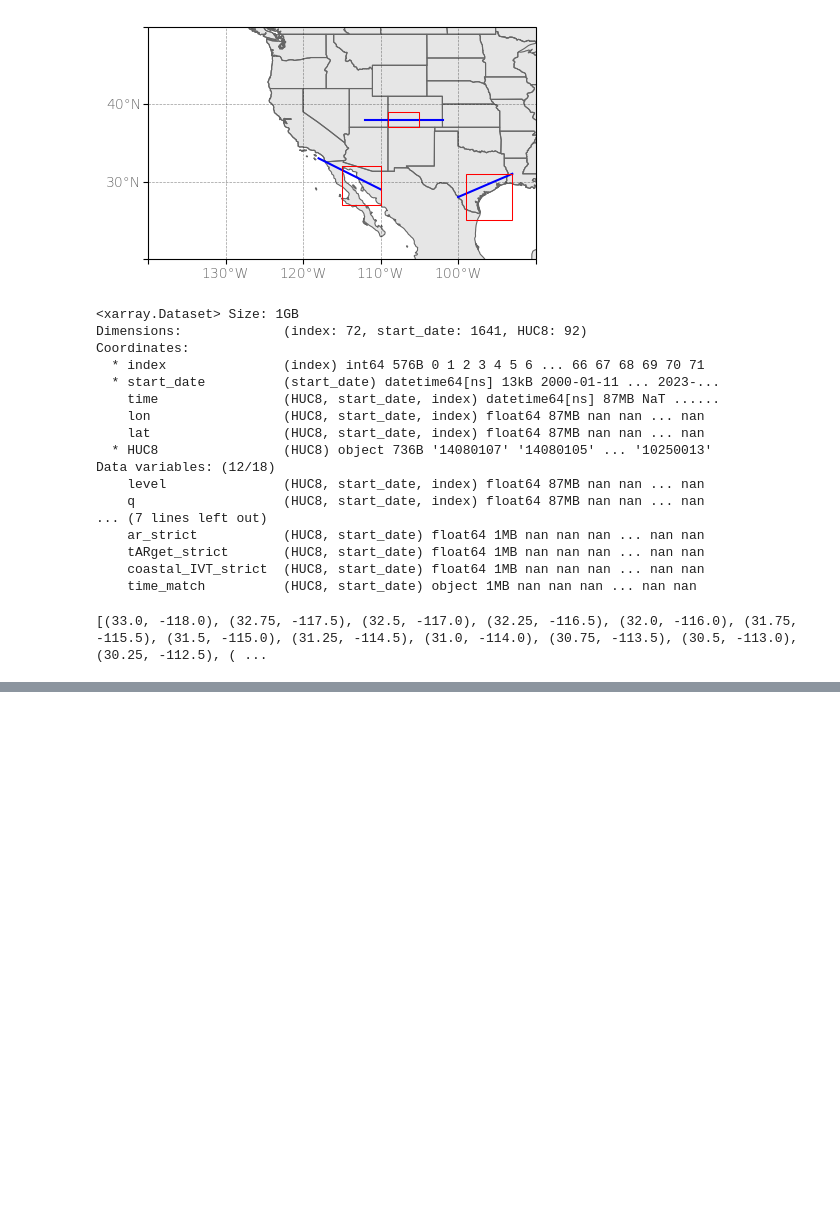
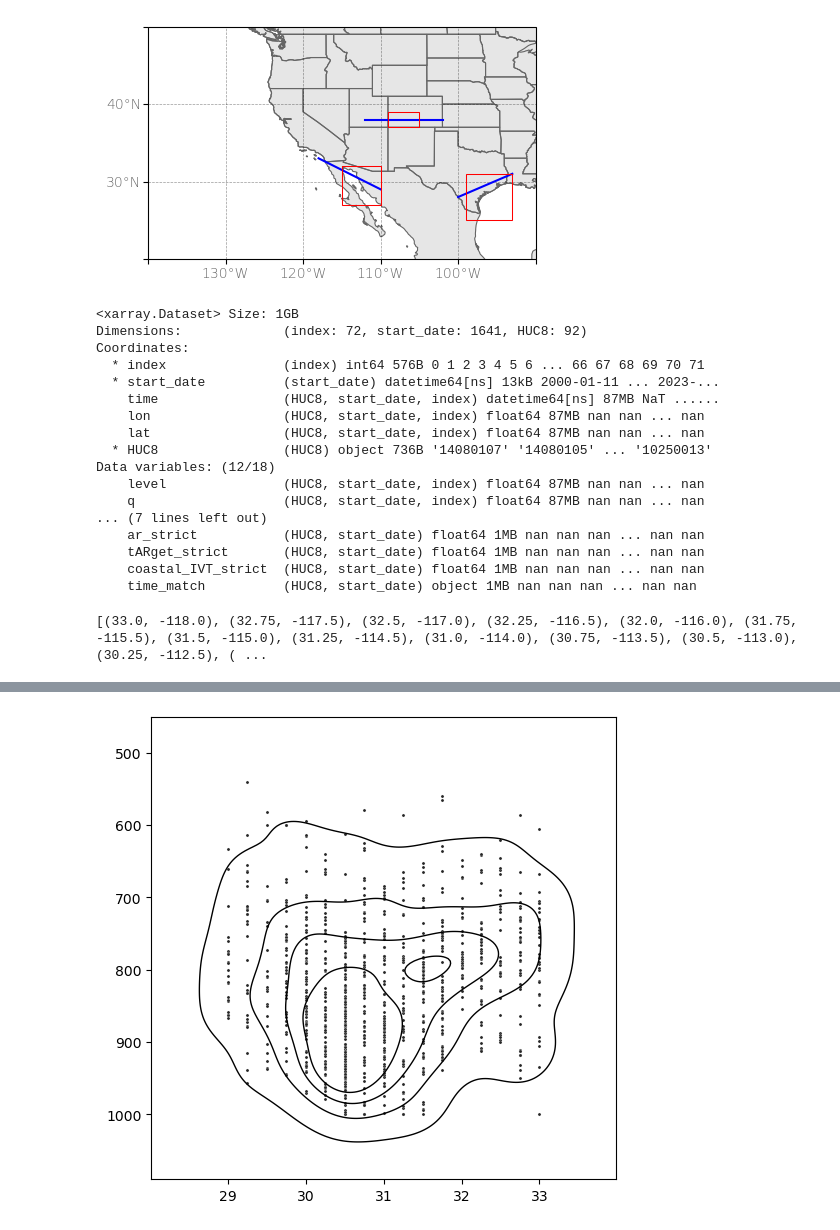
Before and after one commit to CW3E/CO_top-decile_precip_ARs_code, a Jupyter notebook: analysis/getlst_bbox.ipynb, the cells around one changed output, grey strips where cells are left out. Cells and saved outputs as stored; diff of their text form; code cells hidden in the pictures; blank space fills up the shorter version.

```diff
--- a/analysis/getlst_bbox.ipynb
+++ b/analysis/getlst_bbox.ipynb
@@ -23,19 +23,10 @@ path_to_out  = '../out/'       # output files (numerical results, intermediate d
 path_to_figs = '../figs/'      # figures
 # %%
 region = 'baja' ## 'san_juan' 'baja' 'gulf_of_mexico'
-## create bounding boxes for regions
-d = {'baja': {'ext': [-115., -110., 27., 32.],
-              'start_pt': [33.0, -118.],
-              'end_pt': [29.0, -110.]},
+# import configuration file for case study choice
+yaml_doc = 'domains.yml'
+d = yaml.load(open(yaml_doc), Loader=yaml.SafeLoader)
 
-     'san_juan': {'ext': [-109., -105., 37., 39.],
-              'start_pt': [38.0, -112.],
-              'end_pt': [38.0, -102.]},
-
-     'gulf_of_mexico': {'ext': [-99., -93., 25., 31.],
-              'start_pt': [28.0, -100.],
-              'end_pt': [31.0, -93.]}
-    }
 #### FOR BBOX METHOD ####
 ## create a dataset with lats and lons from ext
 ext = d[region]['ext']
@@ -167,9 +158,10 @@ def find_time_bbox(ERA5, lats, lons):
 
     return ts_lst
 
-def find_time_line(ERA5, coord_pairs):
+def find_time_line(ERA5, lats, lons):
     ## create a dataset of the trajectory points that match ERA5 spacing
     t = xr.DataArray(ERA5.time.values, dims=['location'], name='time')
+    lev = xr.DataArray(ERA5.level.values, dims=['location'], name='level')
 
     # create a list of lat/lons that match ERA5 spacing
     x = xr.DataArray(roundPartial(ERA5.lon.values, 0.25), dims=['location'])
@@ -179,7 +171,7 @@ def find_time_line(ERA5, coord_pairs):
     y = xr.DataArray(ERA5.lat.values, dims=("location"), coords={"lat": y}, name='traj_lats')
 
     # create a new dataset that has the trajectory lat and lons and the closest ERA5 lat/lons as coords
-    z = xr.merge([x, y, t])
+    z = xr.merge([x, y, t, lev])
 
     idx_lst = []
     for i, (x, y) in enumerate(zip(z.lon.values, z.lat.values)):
@@ -191,15 +183,13 @@ def find_time_line(ERA5, coord_pairs):
             if (result_variable == True):
                 idx = (i, j) # (index of z, index of txtpts)
                 idx_lst.append(idx)
-    idx_lst
 
     ts_lst = []
     if len(idx_lst) > 0:
         for m, idx in enumerate(idx_lst):
             ## this is the time of the trajectory when it crosses the transect
-            time_match = z.sel(location=idx_lst[m][0]).time.values
-            ts = pd.to_datetime(str(time_match)).strftime('%Y-%m-%d %H')
-            ts_lst.append(ts)
+            time_match = z.sel(location=idx_lst[m][0])
+            ts_lst.append(time_match) ## append the entire xr dataset
 
     return ts_lst
 # %%
@@ -260,0 +288,13 @@ df
+# %%
+import seaborn as sns
+x = df.lat.values
+y = df.level.values
+
+# Draw a combo histogram and scatterplot with density contours
+f, ax = plt.subplots(figsize=(6, 6))
+sns.scatterplot(x=x, y=y, s=5, color=".15")
+# sns.histplot(x=x, y=y, bins=50, pthresh=.1, cmap="mako")
+sns.kdeplot(x=x, y=y, levels=5, color="k", linewidths=1)
+plt.gca().invert_yaxis()
+# %% [output]
+[figure, added]
```
Also changed, not shown: parts of 8 cells of this notebook, 46 other files.
